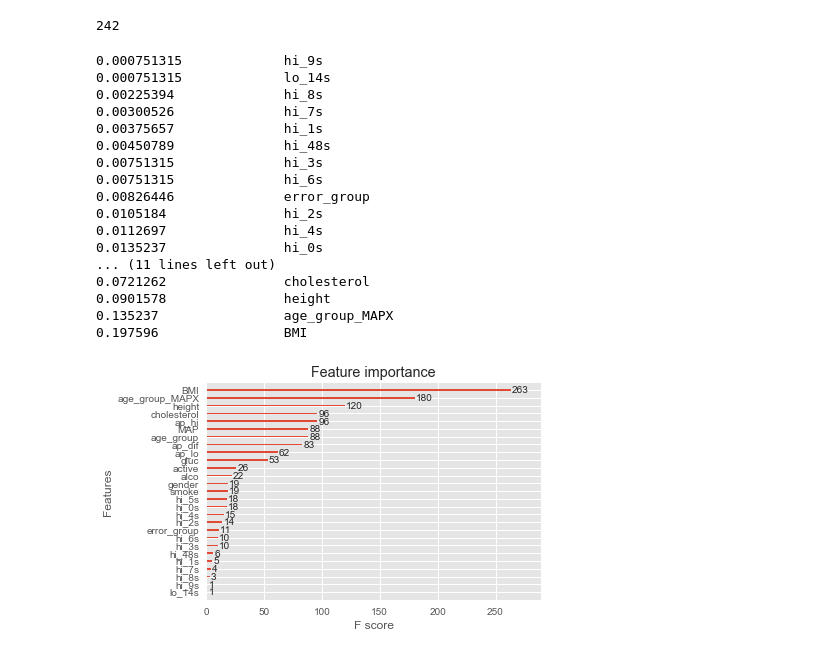
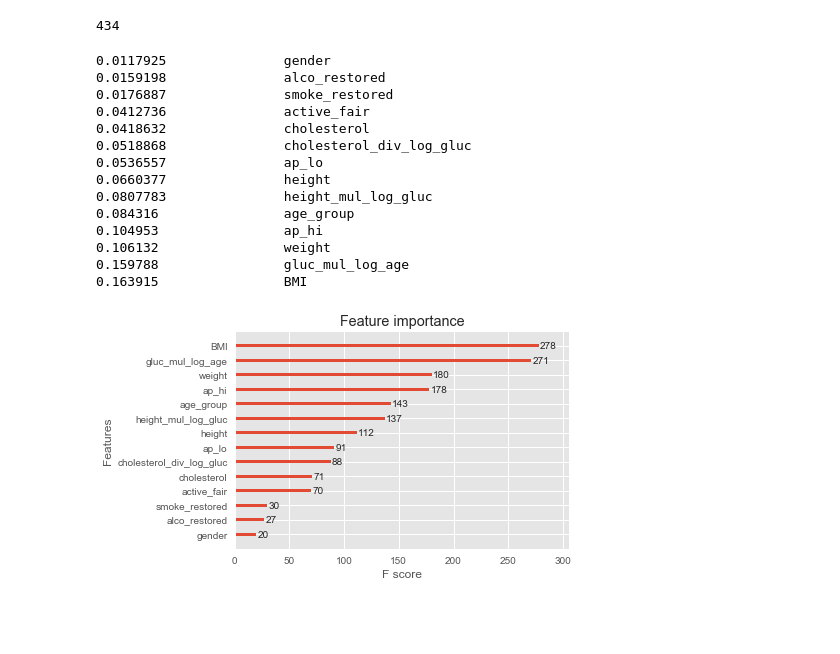
Before and after one commit to mortido/ML-Boot-Camp-V, a Jupyter notebook: FEATURE SEELCT.ipynb, the cells around one changed output. Cells and saved outputs as stored; diff of their text form; code cells hidden in the pictures; blank space fills up the shorter version.

```diff
--- a/FEATURE SEELCT.ipynb
+++ b/FEATURE SEELCT.ipynb
@@ -152,0 +48,6 @@ plt.show()
+# %%
+X_train = X_train.drop(['smoke', 'alco', 'active'], axis=1)
+X_train['ap_hi_2'] = X_train['ap_hi'] // 10
+X_train['ap_lo_2'] = X_train['ap_lo'] // 10
+new_cols(X_train)
+X_train.columns
@@ -227,4 +105,4 @@ start
 # %%
 len(X_train.columns)
 # %% [output]
-242
+434
@@ -233,36 +109,40 @@ X_train['']
 # %%
 params = {
-    'colsample_bytree': 0.8,
-    'learning_rate': 0.1,
-    'n_estimators': 200,
-    'subsample': 0.8,
+ 'colsample_bytree': 0.875,
+ 'gamma': 0.05,
+ 'learning_rate': 0.1,
+ 'max_depth': 5,
+ 'min_child_weight': 5,
+ 'n_estimators': 61,
+
+ 'reg_alpha': 0,
+ 'reg_lambda': 10,
+ 'subsample': 0.7,
+
     'n_jobs': 1,
     'random_state': 2707,
     'silent': True,
 }
 clf = xgb.XGBClassifier(**params)
 clf.fit(X_train[start_columns], y_train)
 for a, b in sorted(zip(clf.feature_importances_, X_train[start_columns].columns)):
     print(a,b, sep='\t\t')
 plot_importance(clf)
 plt.show()
 # %% [output]
-0.000751315             hi_9s
-0.000751315             lo_14s
-0.00225394              hi_8s
-0.00300526              hi_7s
-0.00375657              hi_1s
-0.00450789              hi_48s
-0.00751315              hi_3s
-0.00751315              hi_6s
-0.00826446              error_group
-0.0105184               hi_2s
-0.0112697               hi_4s
-0.0135237               hi_0s
-... (11 lines left out)
-0.0721262               cholesterol
-0.0901578               height
-0.135237                age_group_MAPX
-0.197596                BMI
+0.0117925               gender
+0.0159198               alco_restored
+0.0176887               smoke_restored
+0.0412736               active_fair
+0.0418632               cholesterol
+0.0518868               cholesterol_div_log_gluc
+0.0536557               ap_lo
+0.0660377               height
+0.0807783               height_mul_log_gluc
+0.084316                age_group
+0.104953                ap_hi
+0.106132                weight
+0.159788                gluc_mul_log_age
+0.163915                BMI
-[figure, old version]
+[figure, new version]
 # %%
```
Also changed, not shown: parts of 15 cells of this notebook, 5 other files.
